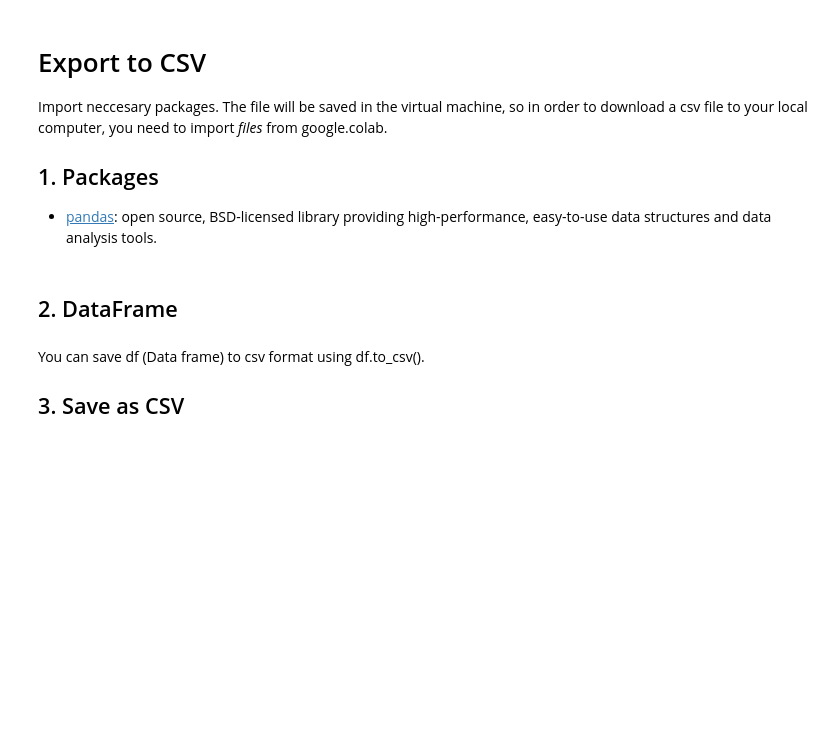
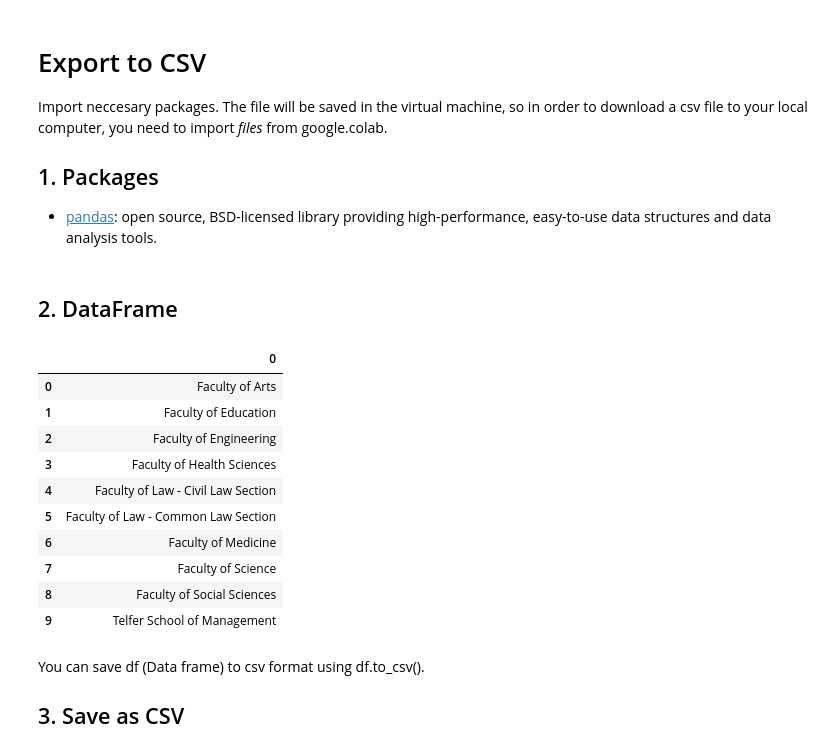
Before and after one commit to jsmarier/python_practice, a Jupyter notebook: Exercise_1.ipynb, the cells around one changed output. Saved outputs shown, nothing was run; the diff lists cells and outputs as text; code cells hidden in the pictures; blank space fills up the shorter version.

```diff
--- a/Exercise_1.ipynb
+++ b/Exercise_1.ipynb
@@ -38,6 +57,7 @@ Third, parse the html with BeautifulSoup.
 # %%
 # Parse HTML and save to BeautifulSoup object
 ### START CODE HERE ### (≈ 2 lines of code)
-
+faculties_soup = BeautifulSoup(faculties_response.text, "html.parser")
+print(faculties_soup.prettify())
 
 ### END CODE HERE ###
@@ -51,6 +89,6 @@ Find all elements following the same syntax rules.
 # %%
 # Find faculty: save as list
 ### START CODE HERE ### (≈ 2 lines of code)
-
-
+list_faculties = [faculty.text for faculty in faculties_soup.find_all("h2")]
+list_faculties
 ### END CODE HERE ###
@@ -70,8 +119,20 @@ from google.colab import files
 # %%
 # Create an empty data frame
 
-#df = pd.DataFrame(name_of_your_variable_to_store_faculty)
-#df
+df = pd.DataFrame(list_faculties)
+df
+# %% [output]
+|  | 0 |
+| 0 | Faculty of Arts |
+| 1 | Faculty of Education |
+| 2 | Faculty of Engineering |
+| 3 | Faculty of Health Sciences |
+| 4 | Faculty of Law - Civil Law Section |
+| 5 | Faculty of Law - Common Law Section |
+| 6 | Faculty of Medicine |
+| 7 | Faculty of Science |
+| 8 | Faculty of Social Sciences |
+| 9 | Telfer School of Management |
 # %% [markdown]
 You can save df (Data frame) to csv format using df.to_csv().
 
```
Also changed, not shown: parts of 7 cells of this notebook.
